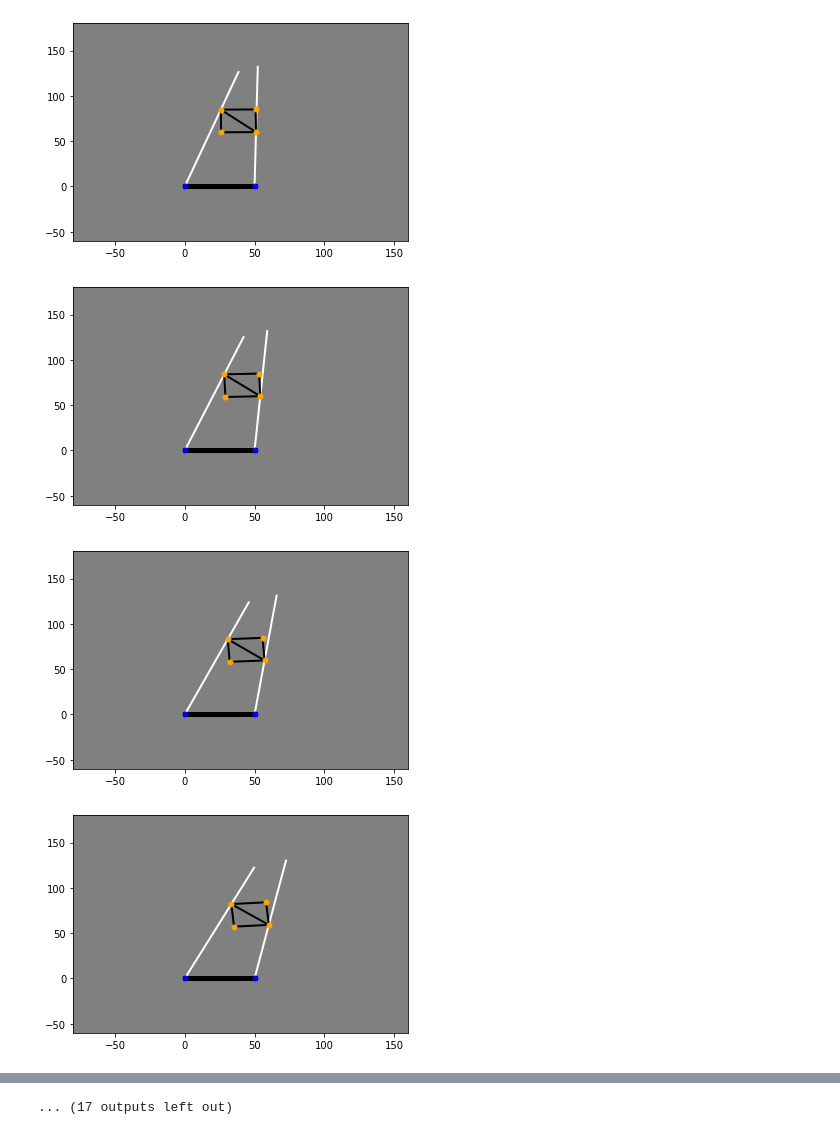
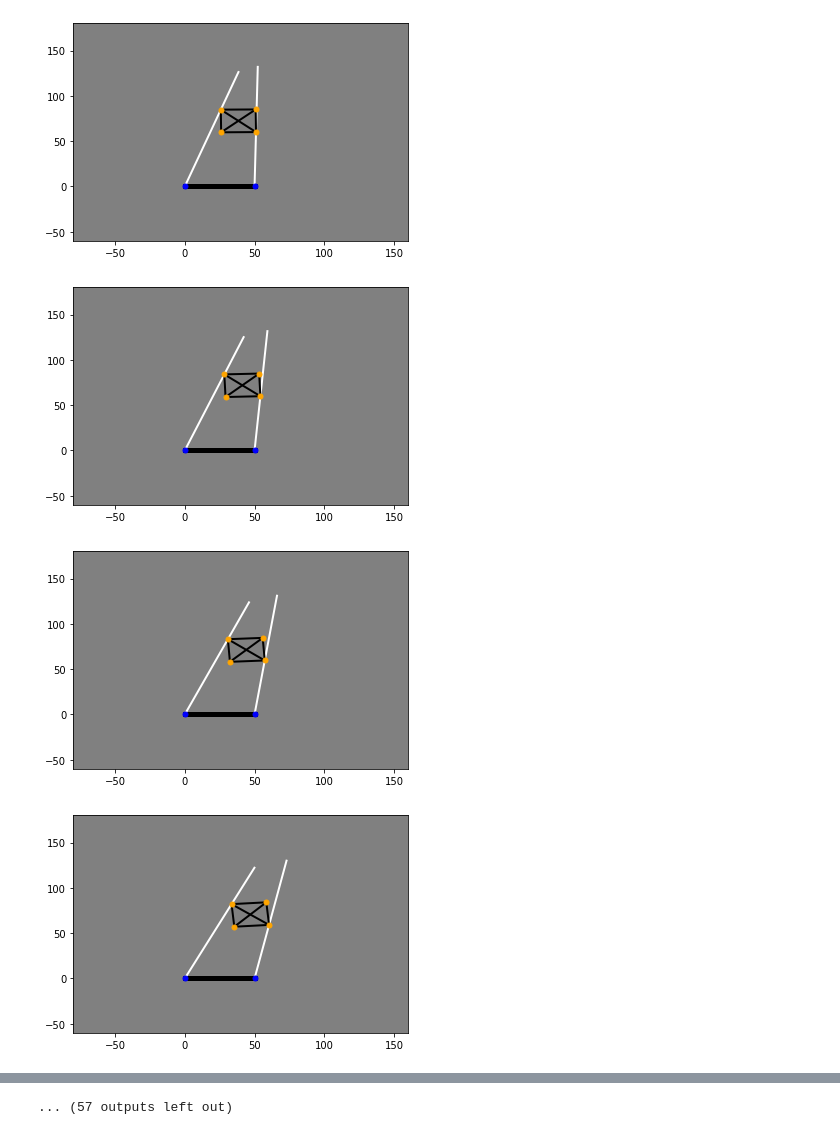
Before and after one commit to ej3517/FYP_EEE_Proprioceptive_Robot_Hand, a Jupyter notebook: Simulation/rolling_simulation.ipynb, the cells around one changed output, grey strips where cells are left out. Cells and saved outputs as stored; diff of their text form; code cells hidden in the pictures.

Commit message:
the simulation work

```diff
--- a/Simulation/rolling_simulation.ipynb
+++ b/Simulation/rolling_simulation.ipynb
@@ -50,7 +50,7 @@ def square_generation(p1,p2,diag):
     p4 = p1 + (diag/2)*(u-v)
     return [p3, p4]
 
-def square_generation_side(p1,p2,side,up):
+def square_generation_side(p1,p2,side):
     """ up means that the contact point are the upper side of the square"""
     p1 = np.array(p1)
     p2 = np.array(p2)
@@ -60,12 +60,8 @@ def square_generation_side(p1,p2,side,up):
     T = np.array([[0, -1],[1, 0]])
     ## orthogonal vector
     v = np.matmul(T,u)
-    if up:
-        p3 = p1 - side*v
-        p4 = p2 - side*v
-    else:
-        p3 = p1 + side*v
-        p4 = p2 + side*v
+    p3 = p1 - side*v
+    p4 = p2 - side*v
     return [p3, p4]
 
 
@@ -86,11 +82,12 @@ def ini_left_contact(face,c,d):
 
 # create loop for the animation
 
-def rolling_simulation_side(a, b, c, d,s,traj, forward):
+def rolling_simulation_side(a, b, c, d, s,traj, forward):
+    """s : diagonal in this case """
     len_finger = 132
-    N = len(traj)
-    for i in range(0,N+1,3):
-        theta_pos = traj[0] + i*(traj[-1]-traj[0])/N ### from 2pi/9 to 7pi/9
+    n = len(traj)
+    for i in range(0,n,3):
+        theta_pos = traj[i]
         A1 = [0, 0]
         D1 = [finger_gap, 0]
         if forward:
@@ -105,20 +102,28 @@ def rolling_simulation_side(a, b, c, d,s,traj, forward):
         B1 = [a*math.cos(theta_l), a*math.sin(theta_l)]
         C1 = [finger_gap + c*math.cos(theta_r), c*math.sin(theta_r)]
         # square
-        [E1, F1] = square_generation(B1,C1, b)
+        [E1, F1] = square_generation_side(B1,C1, b)
         ### finger ends
         G1 = [len_finger*math.cos(theta_l), len_finger*math.sin(theta_l)]
         H1 = [finger_gap + len_finger*math.cos(theta_r), len_finger*math.sin(theta_r)]
+
+        # if a corner is identified
+        if corner_identification(B1,G1,C1):
+            rolling_simulation_diag(a-b, s, c, d, b, traj[i:-1], forward)
+            break
+        elif corner_identification(C1,H1,B1):
+            rolling_simulation_diag(a-b, s, c, d, b, traj[i:-1], forward)
+            break
         ## plot
         plot_scene(A1,B1,C1,D1,E1,F1,G1,H1)
 
 
 def rolling_simulation_diag(a, b, c, d, s, traj, forward):
-    """a:left ; b:diag ; c:right ; d:bottom ; s:side"""
+    """a:left ; b:diag ; c:right ; d:bottom ; f:side"""
     len_finger = 132
-    N = len(traj)
-    for i in range(0,N+1,3):
-        theta_pos = traj[0] + i*(traj[-1]-traj[0])/N ### from 2pi/9 to 7pi/9
+    n = len(traj)
+    for i in range(0,n,3):
+        theta_pos = traj[i]
         A1 = [0, 0]
         D1 = [finger_gap, 0]
         if forward:
@@ -138,15 +143,17 @@ def rolling_simulation_diag(a, b, c, d, s, traj, forward):
         G1 = [len_finger*math.cos(theta_l), len_finger*math.sin(theta_l)]
         H1 = [finger_gap + len_finger*math.cos(theta_r), len_finger*math.sin(theta_r)]
 
-        if corner_identification(B1,G1,E1):
+        # if a corner is identified
+        if corner_identification(C1,D1,F1):
+            rolling_simulation_side(a, s, c+s, d, b, traj[i:-1], forward)
+            break
+        elif corner_identification(C1,H1,E1):
+            print("not what I wanted")
+            rolling_simulation_diag(a, s, c-s, d, b, traj[i:-1], forward)
             break
         elif corner_identification(B1,A1,F1):
+            rolling_simulation_diag(a+s, s, c, d, b, traj[i:-1], forward)
             break
-        elif corner_identification(C1,H1,E1):
-            break
-        elif corner_identification(C1,D1,F1):
-            break
-
         ## plot
         plot_scene(A1,B1,C1,D1,E1,F1,G1,H1)
 
@@ -169,6 +176,7 @@ def plot_scene(A,B,C,D,E,F,G,H):
         plt.plot([B[0],F[0]],[B[1],F[1]],linewidth=2,color='black')
         plt.plot([C[0],E[0]],[C[1],E[1]],linewidth=2,color='black')
         plt.plot([C[0],F[0]],[C[1],F[1]],linewidth=2,color='black')
+        plt.plot([E[0],F[0]],[E[1],F[1]],linewidth=2,color='black')
         ## pivot
         plt.plot(A[0],A[1],'o',markersize=5,color='blue')
         plt.plot(B[0],B[1],'o',markersize=5,color='orange')
@@ -177,41 +185,38 @@ def plot_scene(A,B,C,D,E,F,G,H):
         plt.plot(E[0],E[1],'o',markersize=5,color='orange')
         plt.plot(F[0],F[1],'o',markersize=5,color='orange')
         plt.xlim([-80,160])
         plt.ylim([-60,180])
 
 
 ### COMPLETE SIMULATION
 
 def manipulation_simulation(sqrt_dim, ini_drf, gap, minang, maxang):
     ## initalisation
     clockwise = True
-    anticlockwise = False
     increasing = True
-    decreasing = False
     trajectory_increasing = list_of_angle(minang,maxang,increasing)
-    trajectory_decreasing = list_of_angle(maxang,minang,decreasing)
+    trajectory_decreasing = list_of_angle(maxang,minang,not increasing)
     ## geometry
     sqrt_diag = math.sqrt(2)*sqrt_dim # square's diagonal
     drf = ini_drf
     dlf = ini_left_contact(sqrt_dim,ini_drf,gap) # bottom left finger to contact point
     ang90 = deg2rad(90)
     ## first clockwise motion
     trajectory = [element for element in trajectory_decreasing if element < ang90]
     rolling_simulation_diag(dlf, sqrt_diag, drf, finger_gap, sqrt_dim, trajectory, clockwise)
     #### anticlockwise motion
-    trajectory = [element for element in trajectory_increasing if element < ang90]
-    rolling_simulation_diag(dlf, sqrt_diag, drf, finger_gap, sqrt_dim, trajectory, anticlockwise)
+    rolling_simulation_diag(dlf, sqrt_diag, drf, finger_gap, sqrt_dim, trajectory_increasing, not clockwise)
 
 ##### initialisation
 sqrt_side = 25
 initial_drf = 60 # bottom right finger to contact point
 finger_gap = 50 # width between fingers
-min_ang = 40
-max_ang = 140
+min_ang = 20
+max_ang = 160
 
 manipulation_simulation(sqrt_side, initial_drf, finger_gap, min_ang, max_ang)
 # %% [output]
-[figure, old version]
+[figure, new version]
-[figure, old version]
+[figure, new version]
-[figure, old version]
+[figure, new version]
-[figure, old version]
+[figure, new version]
@@ -226 +231 @@ manipulation_simulation(sqrt_side, initial_drf, finger_gap, min_ang, max_ang)
-... (17 outputs left out)
+... (57 outputs left out)
```
Also changed, not shown: parts of 1 cell of this notebook.
